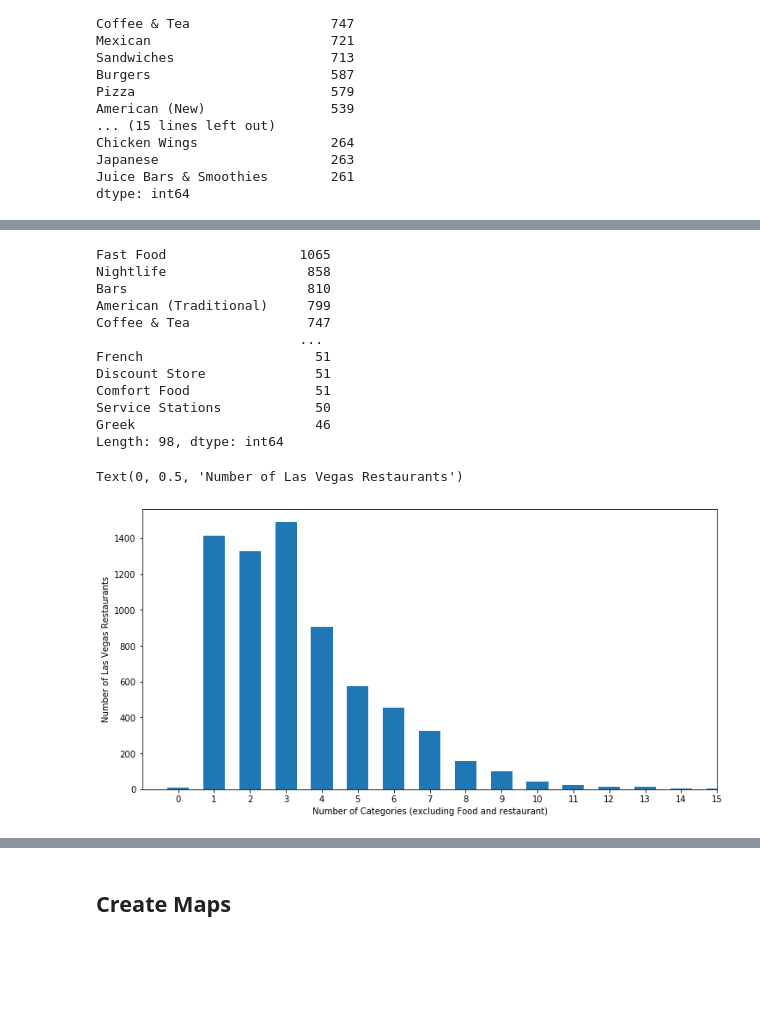
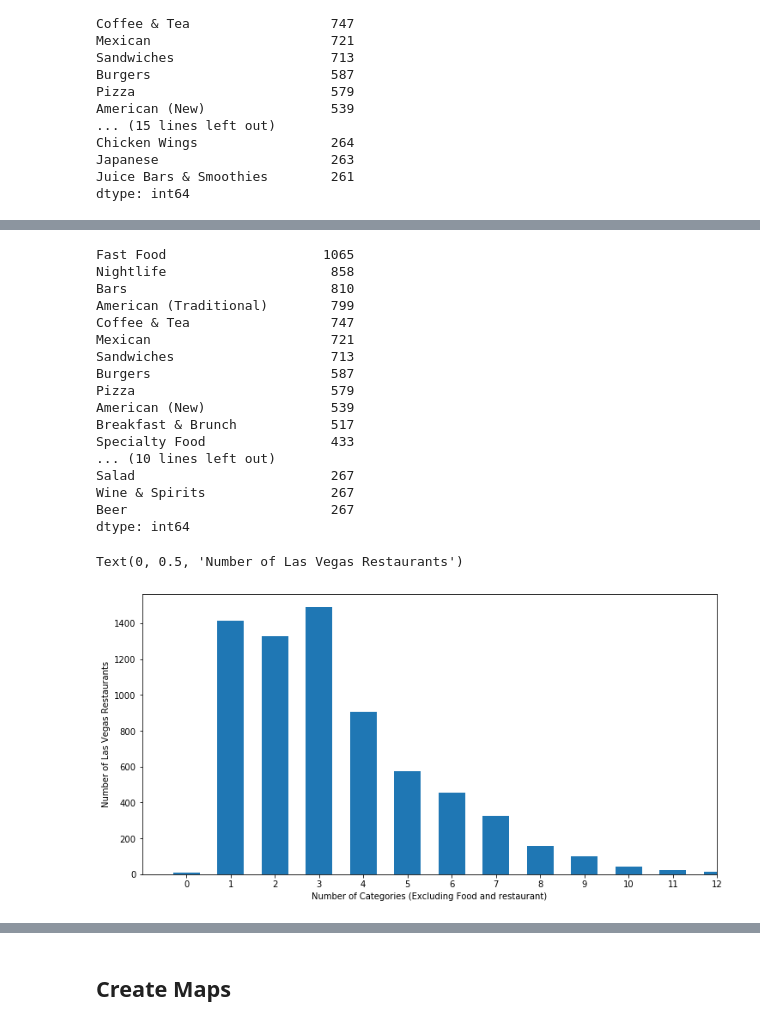
Before and after one commit to pavkalfantis/restaurant_recommender, a Jupyter notebook: TDIproject-Las Vegas Food Guide.ipynb, the cells around one changed output, grey strips where cells are left out. Drawn from its saved outputs; the diff is of its cells as text; code cells hidden in the pictures; blank space fills up the shorter version.

```diff
--- a/TDIproject-Recommender_System.ipynb
+++ b/TDIproject-Las Vegas Food Guide.ipynb
@@ -390,32 +438,37 @@ LV_restaurants['reduced_categories_list'] = LV_restaurants['categories_list'].ap
     lambda row: [val for val in row if val != 'Restaurants' and val!='Food']
 )
 # %%
-LV_restaurants.reduced_categories_list.apply(pd.Series).stack().value_counts().head(98)
+LV_restaurants.reduced_categories_list.apply(pd.Series).stack().value_counts().head(25)
 # %% [output]
-Fast Food                 1065
-Nightlife                  858
-Bars                       810
-American (Traditional)     799
-Coffee & Tea               747
-                          ...
-French                      51
-Discount Store              51
-Comfort Food                51
-Service Stations            50
-Greek                       46
-Length: 98, dtype: int64
+Fast Food                    1065
+Nightlife                     858
+Bars                          810
+American (Traditional)        799
+Coffee & Tea                  747
+Mexican                       721
+Sandwiches                    713
+Burgers                       587
+Pizza                         579
+American (New)                539
+Breakfast & Brunch            517
+Specialty Food                433
+... (10 lines left out)
+Salad                         267
+Wine & Spirits                267
+Beer                          267
+dtype: int64
 # %%
 x = LV_restaurants.reduced_categories_list.str.len().value_counts().index
 y = LV_restaurants.reduced_categories_list.str.len().value_counts().values
 
 plt.figure(figsize=(12,6))
 plt.xticks(np.arange(min(x), max(x), 1.0))
-plt.xlim(-1,15)
+plt.xlim(-1,12)
 
 plt.bar(x, y, width=.6)
-plt.xlabel('Number of Categories (excluding Food and restaurant)')
+plt.xlabel('Number of Categories (Excluding Food and restaurant)')
 plt.ylabel('Number of Las Vegas Restaurants')
 # %% [output]
 Text(0, 0.5, 'Number of Las Vegas Restaurants')
-[figure, old version]
+[figure, new version]
 # %%
```
Also changed, not shown: parts of 40 cells of this notebook, 2 other files.
